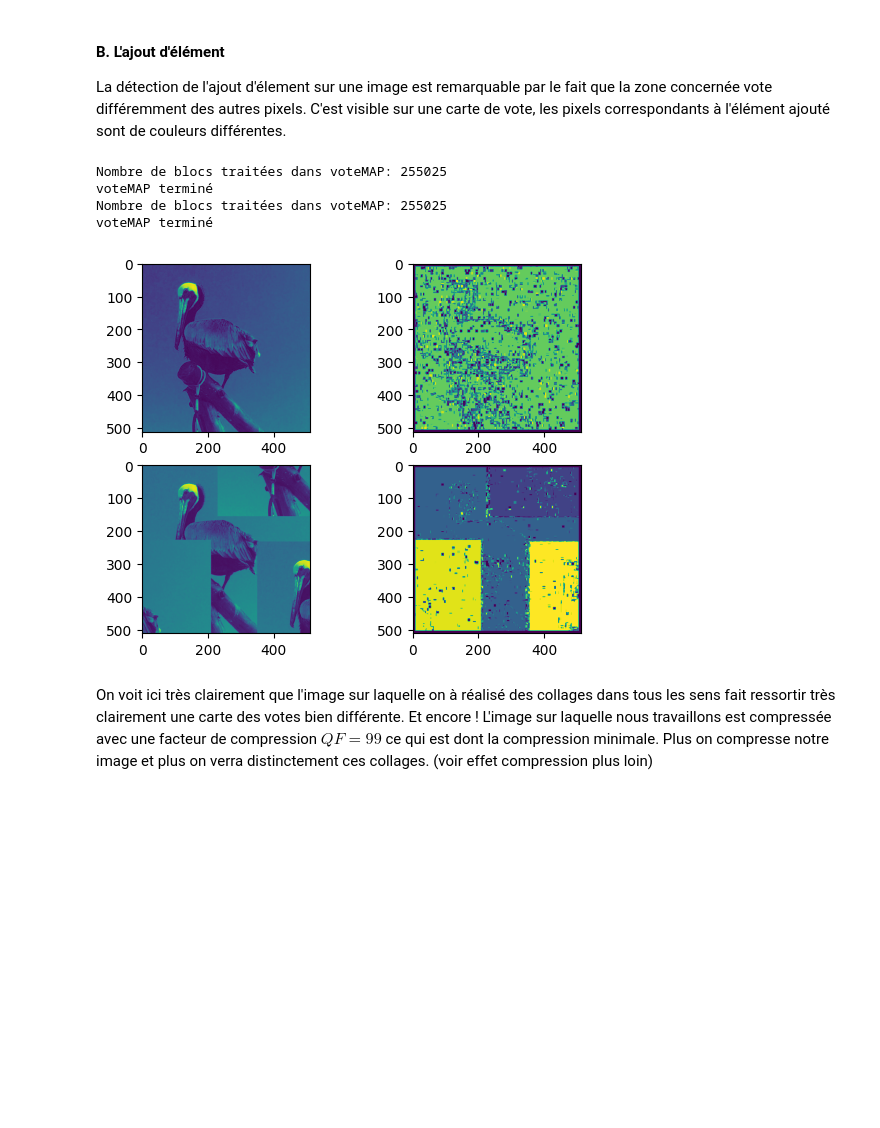
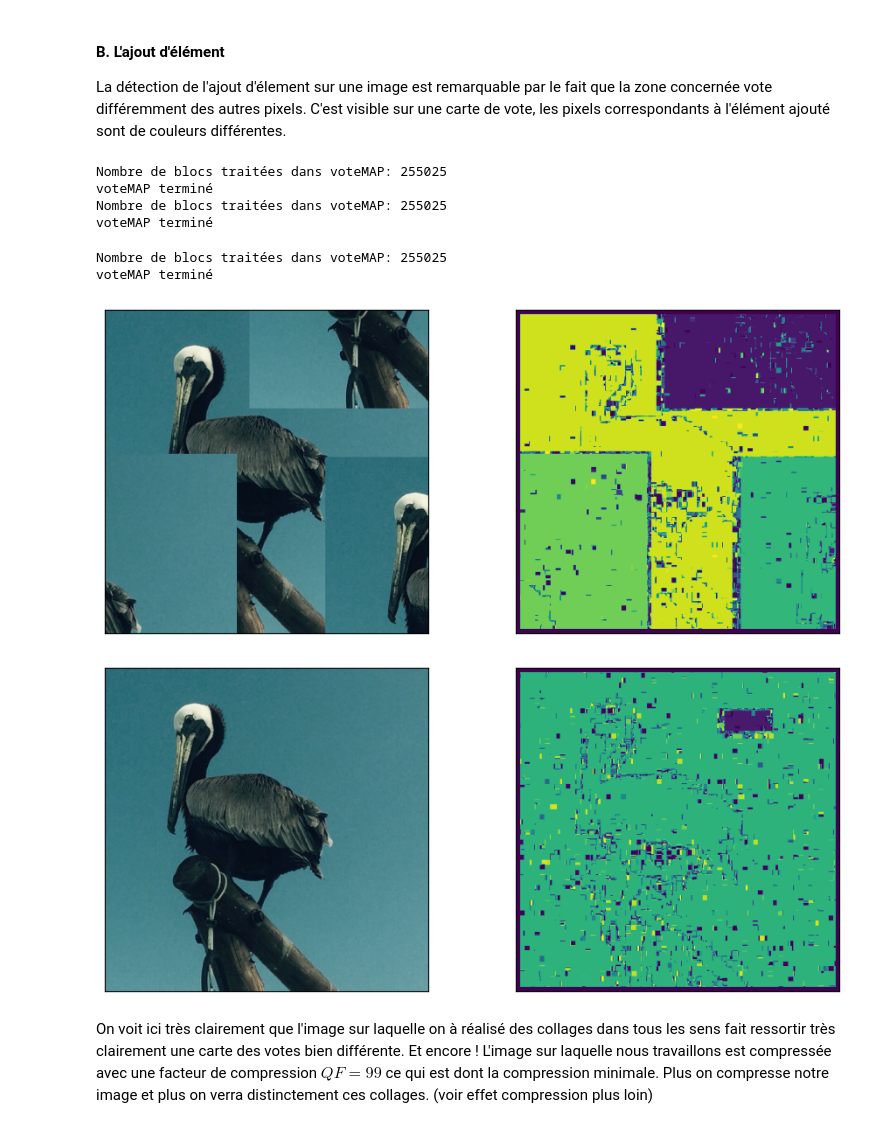
Before and after one commit to Bastaxeloux/ima-compressionjpg-main, a Jupyter notebook: projet.ipynb, the cells around one changed output. Cells and saved outputs as stored; diff of their text form; code cells hidden in the pictures; blank space fills up the shorter version.

```diff
--- a/projet.ipynb
+++ b/projet.ipynb
@@ -311,25 +321,48 @@ On observe bien que l'image de départ et l'image recadrée n'ont pas détecté
 # %% [markdown]
 #### B. L'ajout d'élément
 La détection de l'ajout d'élement sur une image est remarquable par le fait que la zone concernée vote différemment des autres pixels. C'est visible sur une carte de vote, les pixels correspondants à l'élément ajouté sont de couleurs différentes.
-# %%
-# Créez une grille de sous-graphiques 2x2
-fig, axes = plt.subplots(2, 2)
-# Affichez la première image
-axes[0, 0].imshow(pelican[:,:,0])
-# Affichez la deuxième image (en supposant que imcolor() modifie la couleur)
-axes[0, 1].imshow(imcolor(pelican))
-# Affichez la troisième image
-axes[1, 0].imshow(pelicanmontage[:,:,0])
-# Affichez la quatrième image
-axes[1, 1].imshow(imcolor(pelicanmontage))
-# Affichez la figure
-plt.show()
-# %% [output]
-Nombre de blocs traitées dans voteMAP: 255025
-voteMAP terminé
-Nombre de blocs traitées dans voteMAP: 255025
-voteMAP terminé
-[figure, removed]
+# %%
+pelicanmontage_color = imcolor(pelicanmontage)
+# %% [output]
+Nombre de blocs traitées dans voteMAP: 255025
+voteMAP terminé
+Nombre de blocs traitées dans voteMAP: 255025
+voteMAP terminé
+# %%
+pelicanmodified_color = imcolor(pelicanmodified)
+# %% [output]
+Nombre de blocs traitées dans voteMAP: 255025
+voteMAP terminé
+# %%
+fig = plt.figure(figsize=(10,4))
+plt.subplot(1,2,1)
+plt.imshow(pre_pelicanmontage)
+plt.xticks([])
+plt.yticks([])
+plt.subplot(1,2,2)
+plt.imshow(pelicanmontage_color)
+plt.xticks([])
+plt.yticks([])
+plt.tight_layout()
+plt.savefig('resultats/pelicanmontage_color.png')
+plt.show()
+
+
+fig = plt.figure(figsize=(10,4))
+plt.subplot(1,2,1)
+plt.imshow(pre_pelicanmodified)
+plt.xticks([])
+plt.yticks([])
+plt.subplot(1,2,2)
+plt.imshow(pelicanmodified_color)
+plt.xticks([])
+plt.yticks([])
+plt.tight_layout()
+plt.savefig('resultats/pelicanmodified_color.png')
+plt.show()
+# %% [output]
+[figure, added]
+[figure, added]
 # %% [markdown]
 On voit ici très clairement que l'image sur laquelle on à réalisé des collages dans tous les sens fait ressortir très clairement une carte des votes bien différente. Et encore ! L'image sur laquelle nous travaillons est compressée avec une facteur de compression $QF = 99$ ce qui est dont la compression minimale. Plus on compresse notre image et plus on verra distinctement ces collages. (voir effet compression plus loin)
 # %% [markdown]
```
Also changed, not shown: parts of 12 cells of this notebook, 9 other files.
